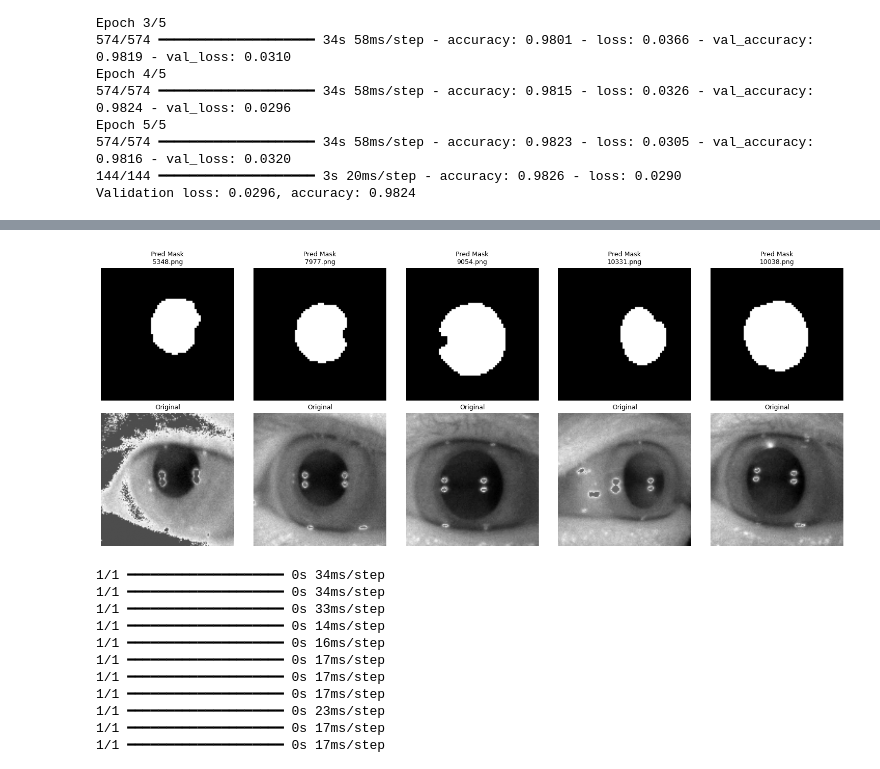
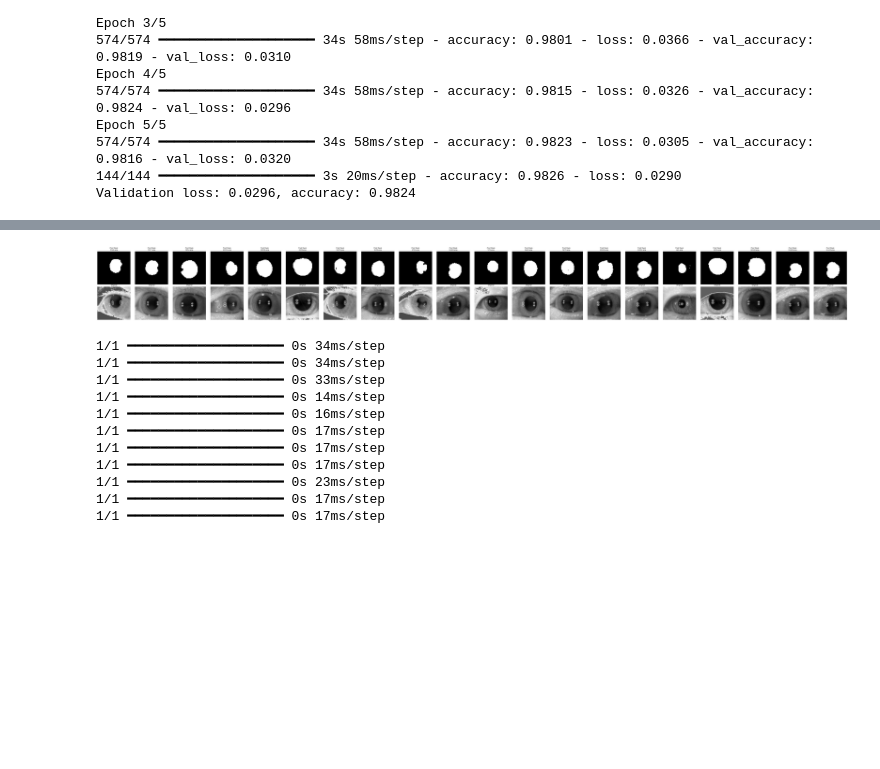
Before and after one commit to natejly2/Pupil, a Jupyter notebook: maskCNN.ipynb, the cells around one changed output, grey strips where cells are left out. Cells and saved outputs as stored; diff of their text form; code cells hidden in the pictures; blank space fills up the shorter version.

```diff
--- a/maskCNN.ipynb
+++ b/maskCNN.ipynb
@@ -125,7 +125,7 @@ def predict_mask(image_path):
     pred_mask = (pred_mask > 0.5).astype("uint8")
     return pred_mask[0].squeeze()
 
-N = 5
+N = 20
 fig, axes = plt.subplots(2, N, figsize=(3 * N, 6))
 
 for i in range(N):
@@ -158,4 +173,4 @@ plt.show()
-[figure, old version]
+[figure, new version]
 # %%
 
 def overlay_mask(image_path, mask):
```
Also changed, not shown: parts of 1 cell of this notebook, 1 other file.
